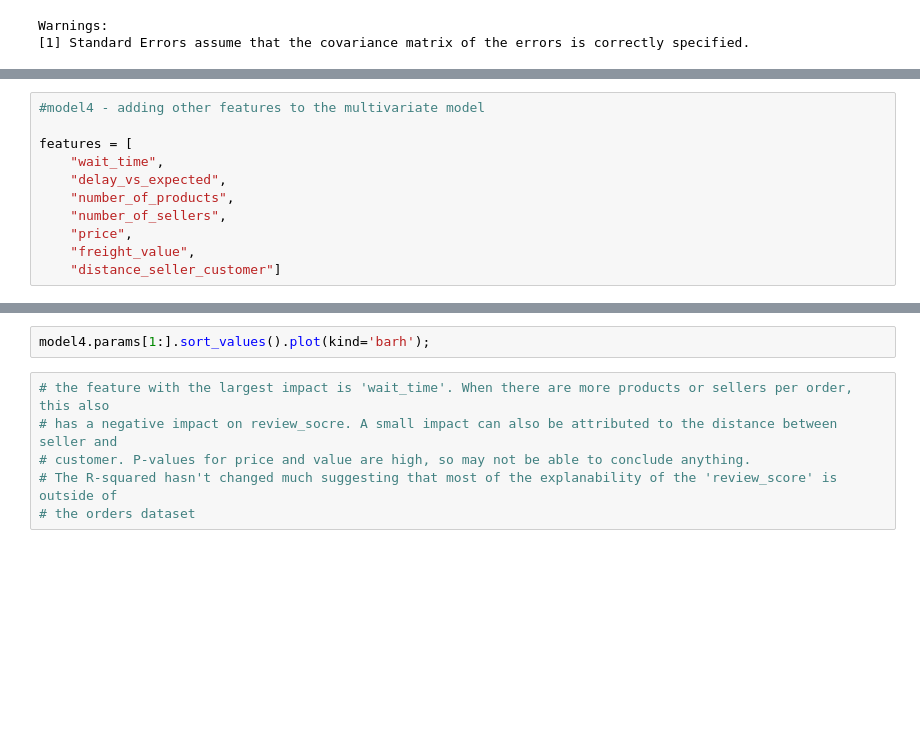
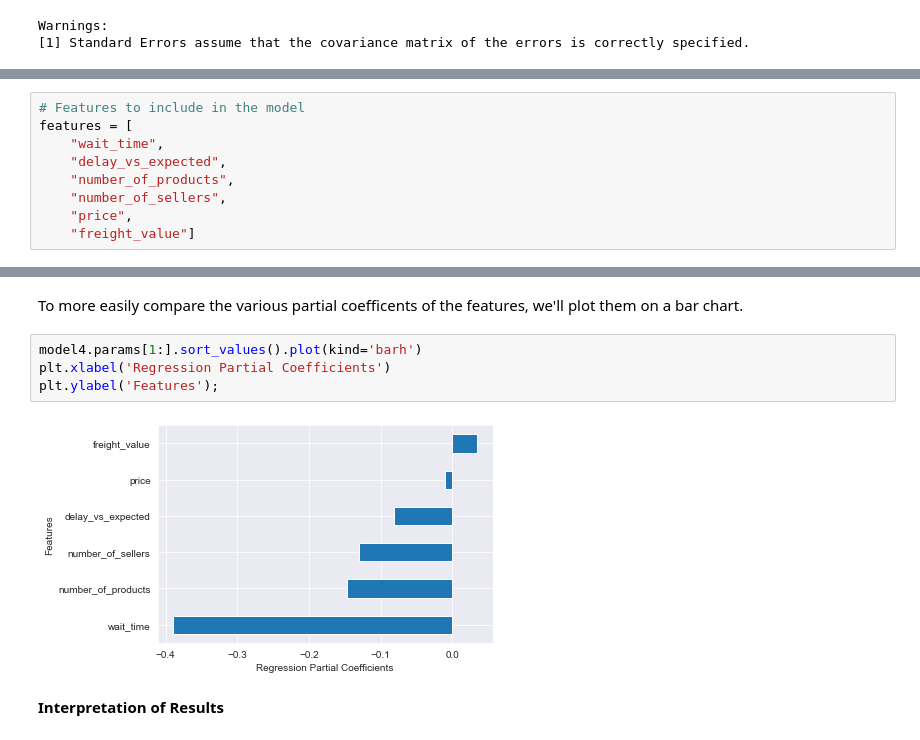
Before and after one commit to phlln/olist-analysis, a Jupyter notebook: notebooks/Orders Analysis.ipynb, the cells around one changed output, grey strips where cells are left out. Saved outputs shown, nothing was run; the diff lists cells and outputs as text; blank space fills up the shorter version.

Commit message:
added interpretation for full-featured orders multivariate regression

```diff
--- a/notebooks/Orders Analysis.ipynb
+++ b/notebooks/Orders Analysis.ipynb
@@ -586,11 +593,9 @@ With these findings we can make the case that for the customer, the total wait t
 # %%
-#model4 - adding other features to the multivariate model
-
+# Features to include in the model
 features = [
     "wait_time",
     "delay_vs_expected",
     "number_of_products",
     "number_of_sellers",
     "price",
-    "freight_value",
-    "distance_seller_customer"]
+    "freight_value"]
@@ -616,8 +656,10 @@ print(model4.summary())
+# %% [markdown]
+To more easily compare the various partial coefficents of the features, we'll plot them on a bar chart.
 # %%
-model4.params[1:].sort_values().plot(kind='barh');
+model4.params[1:].sort_values().plot(kind='barh')
+plt.xlabel('Regression Partial Coefficients')
+plt.ylabel('Features');
+# %% [output]
+[figure, added]
-# %%
-# the feature with the largest impact is 'wait_time'. When there are more products or sellers per order, this also
-# has a negative impact on review_socre. A small impact can also be attributed to the distance between seller and
-# customer. P-values for price and value are high, so may not be able to conclude anything.
-# The R-squared hasn't changed much suggesting that most of the explanability of the 'review_score' is outside of
-# the orders dataset
+# %% [markdown]
+**Interpretation of Results**
```
Also changed, not shown: parts of 11 cells of this notebook.
